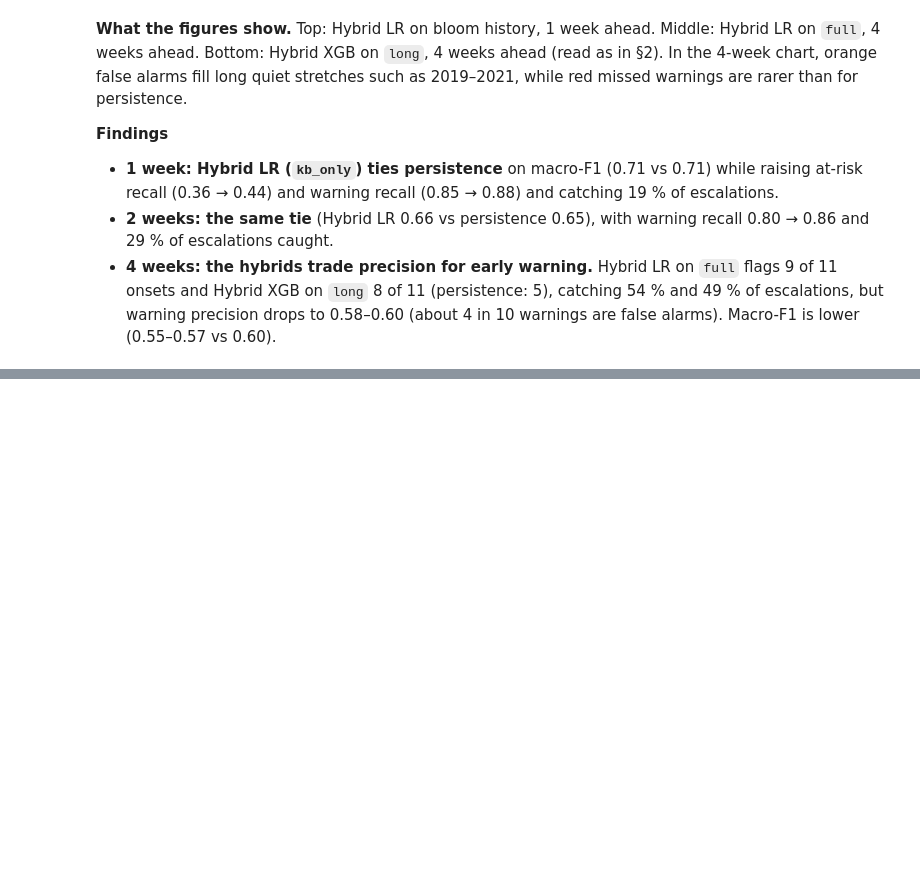
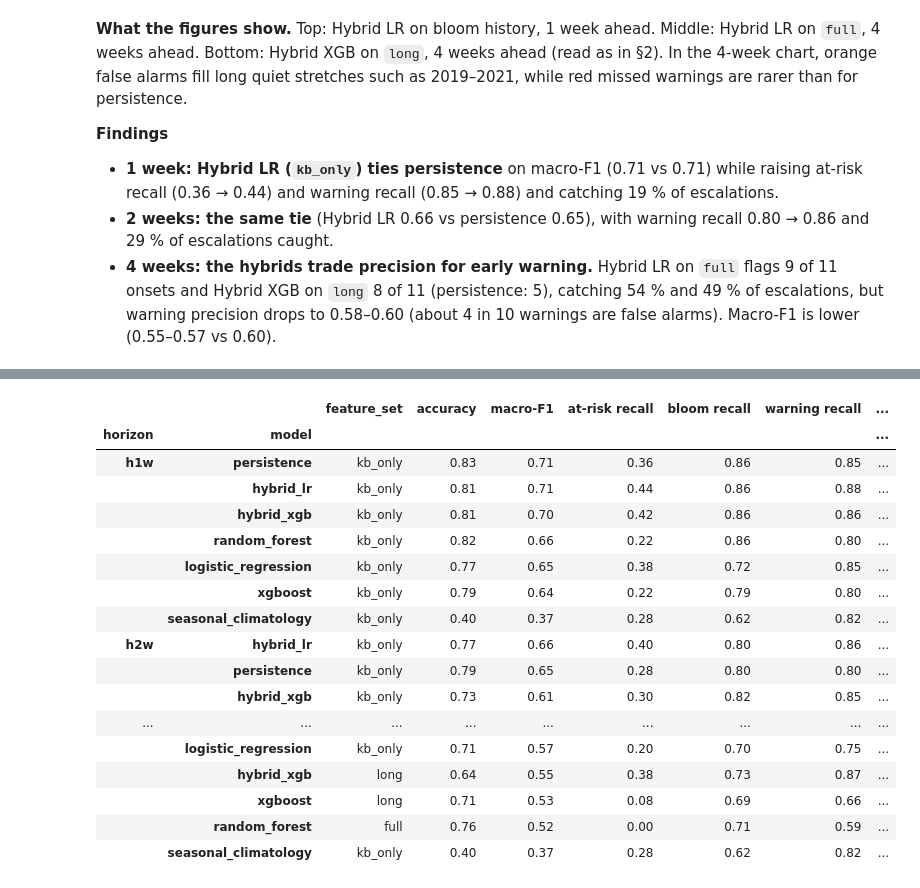
Before and after one commit to Break-Through-Tech/Biointerphase-1A-forecasting-harmful-algal-bloom-risk, a Jupyter notebook: models/notebooks/03_models.ipynb, the cells around one changed output, grey strips where cells are left out. Saved outputs shown, nothing was run; the diff lists cells and outputs as text; code cells hidden in the pictures; blank space fills up the shorter version.

```diff
--- a/models/notebooks/03_models.ipynb
+++ b/models/notebooks/03_models.ipynb
@@ -588,0 +594,23 @@ by_year("hybrid_lr", "full", horizon="h4w")
+# %%
+best = results.loc[results.groupby(["horizon", "model"])["macro_f1"].idxmax()]
+best = best.set_index(["horizon", "model"])[["feature_set"] + list(METRICS)].rename(columns=METRICS)
+best.sort_values(["horizon", "macro-F1"], ascending=[True, False]).round(2)
+# %% [output]
+|  |  | feature_set | accuracy | macro-F1 | at-risk recall | bloom recall | warning recall | ... |
+| horizon | model |  |  |  |  |  |  | ... |
+| h1w | persistence | kb_only | 0.83 | 0.71 | 0.36 | 0.86 | 0.85 | ... |
+|  | hybrid_lr | kb_only | 0.81 | 0.71 | 0.44 | 0.86 | 0.88 | ... |
+|  | hybrid_xgb | kb_only | 0.81 | 0.70 | 0.42 | 0.86 | 0.86 | ... |
+|  | random_forest | kb_only | 0.82 | 0.66 | 0.22 | 0.86 | 0.80 | ... |
+|  | logistic_regression | kb_only | 0.77 | 0.65 | 0.38 | 0.72 | 0.85 | ... |
+|  | xgboost | kb_only | 0.79 | 0.64 | 0.22 | 0.79 | 0.80 | ... |
+|  | seasonal_climatology | kb_only | 0.40 | 0.37 | 0.28 | 0.62 | 0.82 | ... |
+| h2w | hybrid_lr | kb_only | 0.77 | 0.66 | 0.40 | 0.80 | 0.86 | ... |
+|  | persistence | kb_only | 0.79 | 0.65 | 0.28 | 0.80 | 0.80 | ... |
+|  | hybrid_xgb | kb_only | 0.73 | 0.61 | 0.30 | 0.82 | 0.85 | ... |
+| ... | ... | ... | ... | ... | ... | ... | ... | ... |
+|  | logistic_regression | kb_only | 0.71 | 0.57 | 0.20 | 0.70 | 0.75 | ... |
+|  | hybrid_xgb | long | 0.64 | 0.55 | 0.38 | 0.73 | 0.87 | ... |
+|  | xgboost | long | 0.71 | 0.53 | 0.08 | 0.69 | 0.66 | ... |
+|  | random_forest | full | 0.76 | 0.52 | 0.00 | 0.71 | 0.59 | ... |
+|  | seasonal_climatology | kb_only | 0.40 | 0.37 | 0.28 | 0.62 | 0.82 | ... |
```
Also changed, not shown: parts of 31 cells of this notebook, 10 other files.
